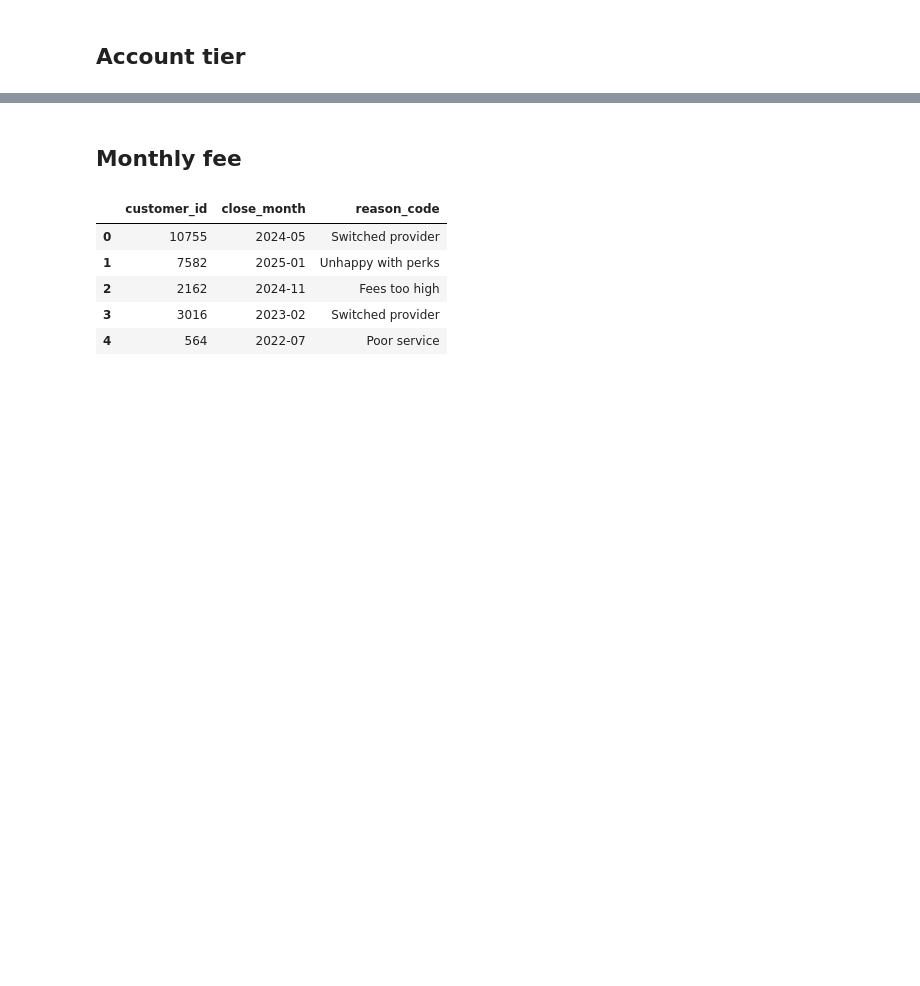
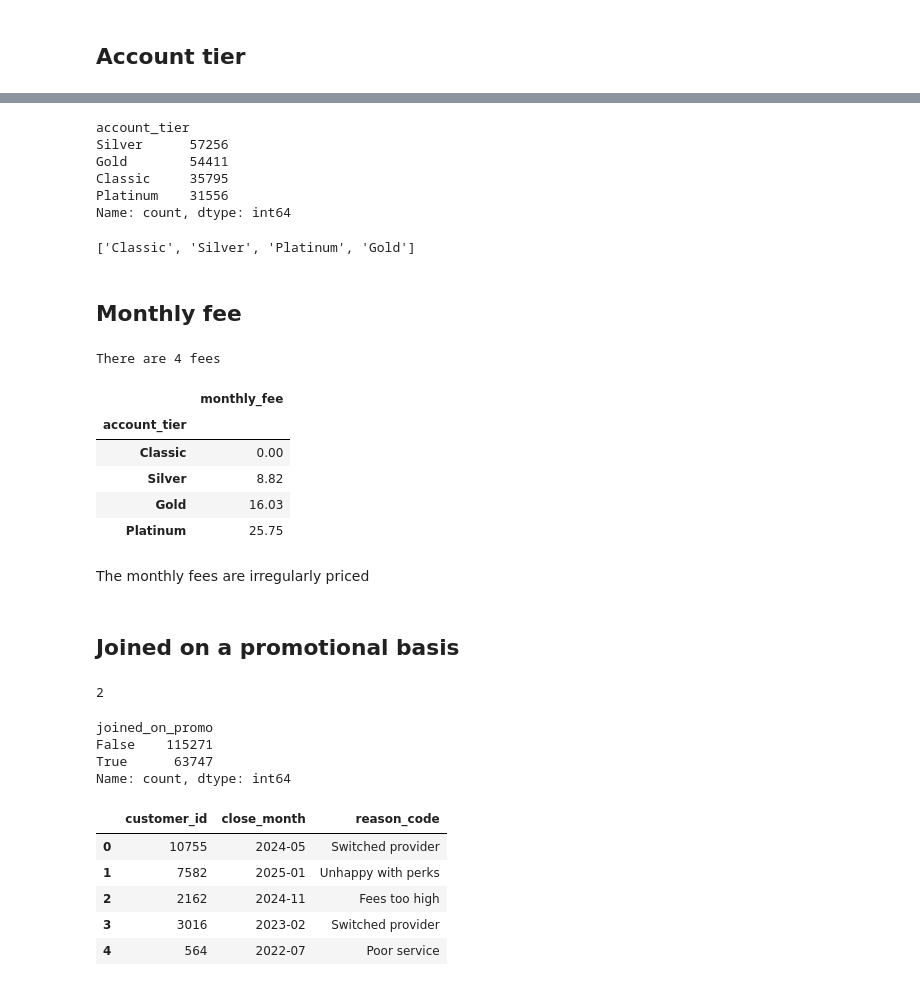
Before and after one commit to geraintmelville/moneycraft_project, a Jupyter notebook: MoneyCraft.ipynb, the cells around one changed output, grey strips where cells are left out. Cells and saved outputs as stored; diff of their text form; code cells hidden in the pictures; blank space fills up the shorter version.

Commit message:
accounts dataset feature analysis added

```diff
--- a/MoneyCraft.ipynb
+++ b/MoneyCraft.ipynb
@@ -150,5 +185,50 @@ There are 0 nulls in the channel column
+# %%
+print(df["account_tier"].value_counts())
+# %% [output]
+account_tier
+Silver      57256
+Gold        54411
+Classic     35795
+Platinum    31556
+Name: count, dtype: int64
+# %%
+print(df["account_tier"].unique().tolist())
+# %% [output]
+['Classic', 'Silver', 'Platinum', 'Gold']
 # %% [markdown]
 ## Monthly fee
+# %%
+print(f"There are {df["monthly_fee"].nunique()} fees")
+# %% [output]
+There are 4 fees
+# %%
+df_fee_table = pd.pivot_table(data = df, values = "monthly_fee", index = "account_tier")
+df_fee_table.sort_values("monthly_fee", ascending = True, inplace = True)
+df_fee_table["monthly_fee"] = df_fee_table["monthly_fee"].round(2)
+# %%
+df_fee_table.head()
+# %% [output]
+|  | monthly_fee |
+| account_tier |  |
+| Classic | 0.00 |
+| Silver | 8.82 |
+| Gold | 16.03 |
+| Platinum | 25.75 |
+# %% [markdown]
+The monthly fees are irregularly priced
+# %% [markdown]
+## Joined on a promotional basis
+# %%
+print(df["joined_on_promo"].nunique())
+# %% [output]
+2
+# %%
+print(df["joined_on_promo"].value_counts())
+# %% [output]
+joined_on_promo
+False    115271
+True      63747
+Name: count, dtype: int64
 # %%
 df_closure = pd.read_csv('https://drive.google.com/uc?export=download&id=13ITGgf4LkmWRlCjWS-xEU4l8Ih1SIOKq') # Reason df
 df_closure.head()
```
Also changed, not shown: parts of 16 cells of this notebook.
